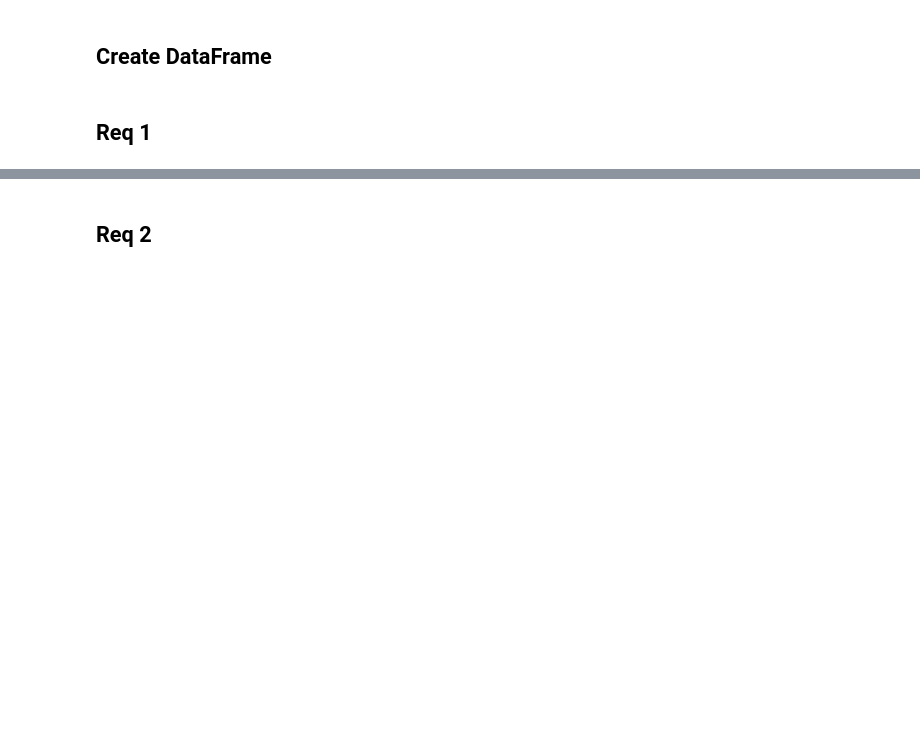
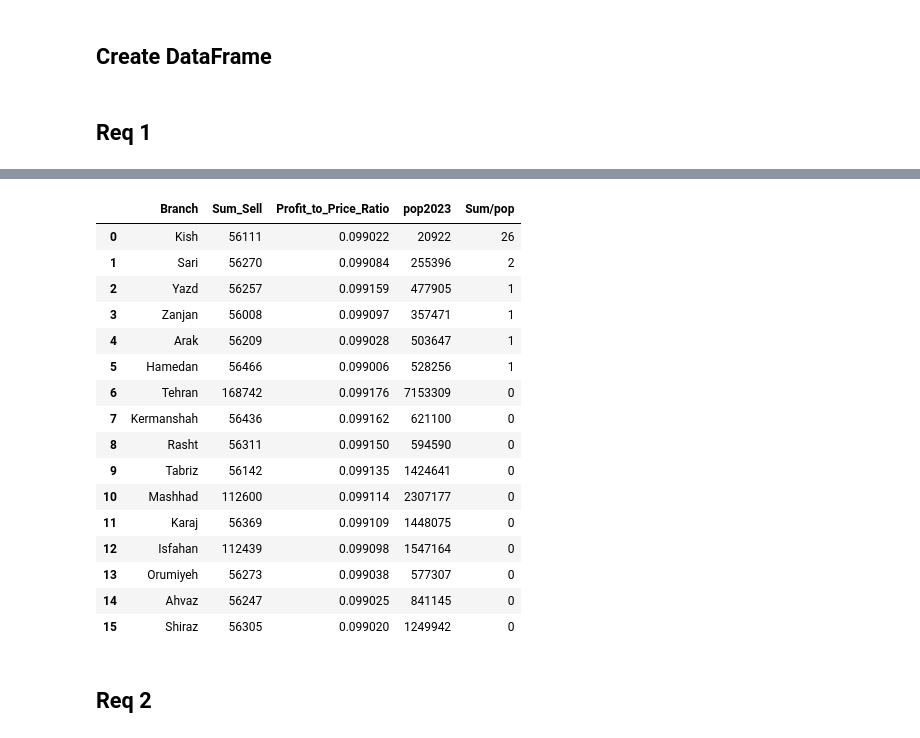
Before and after one commit to amiralira/G6_project2, a Jupyter notebook: Answers/requests.ipynb, the cells around one changed output, grey strips where cells are left out. Drawn from its saved outputs; the diff is of its cells as text; code cells hidden in the pictures; blank space fills up the shorter version.

```diff
--- a/Answers/requests.ipynb
+++ b/Answers/requests.ipynb
@@ -178,3 +83,58 @@ df_branchs
+# %%
+df_pupulation = pd.read_csv(file_dir3)
+df_pupulation.loc[15, "city"] = "Hamedan"
+
+df_temp = df.copy()
+df_temp["Total_Price"] = df_temp["Total_Price"] / df_temp["Dollar_Price"]
+df_temp["Profit"] = df_temp["Profit"] / df_temp["Dollar_Price"]
+
+sum_sell_by_city = df_temp.groupby("Branch")["Quantity"].sum()
+profit_to_price_ratio = df_temp.groupby("Branch").apply(
+    lambda x: x["Profit"].sum() / x["Total_Price"].sum()
+)
+city_metrics = pd.DataFrame(
+    {
+        "Sum_Sell": sum_sell_by_city,
+        "Profit_to_Price_Ratio": profit_to_price_ratio,
+    }
+)
+city_metrics.insert(0, "Branch", city_metrics.index)
+city_metrics.reset_index(drop=True, inplace=True)
+city_metrics = pd.merge(
+    city_metrics,
+    df_pupulation,
+    how="left",
+    left_on="Branch",
+    right_on="city",
+)
+city_metrics = city_metrics.drop(columns=["city", "country", "latitude", "longitude"])
+
+city_metrics["Sum/pop"] = (
+    (city_metrics["Sum_Sell"] / city_metrics["pop2023"]) * 10
+).astype(int)
+city_metrics = city_metrics.sort_values(
+    by=["Sum/pop", "Profit_to_Price_Ratio"], ascending=False
+)
+city_metrics = city_metrics.reset_index(drop=True)
+city_metrics
+# %% [output]
+|  | Branch | Sum_Sell | Profit_to_Price_Ratio | pop2023 | Sum/pop |
+| 0 | Kish | 56111 | 0.099022 | 20922 | 26 |
+| 1 | Sari | 56270 | 0.099084 | 255396 | 2 |
+| 2 | Yazd | 56257 | 0.099159 | 477905 | 1 |
+| 3 | Zanjan | 56008 | 0.099097 | 357471 | 1 |
+| 4 | Arak | 56209 | 0.099028 | 503647 | 1 |
+| 5 | Hamedan | 56466 | 0.099006 | 528256 | 1 |
+| 6 | Tehran | 168742 | 0.099176 | 7153309 | 0 |
+| 7 | Kermanshah | 56436 | 0.099162 | 621100 | 0 |
+| 8 | Rasht | 56311 | 0.099150 | 594590 | 0 |
+| 9 | Tabriz | 56142 | 0.099135 | 1424641 | 0 |
+| 10 | Mashhad | 112600 | 0.099114 | 2307177 | 0 |
+| 11 | Karaj | 56369 | 0.099109 | 1448075 | 0 |
+| 12 | Isfahan | 112439 | 0.099098 | 1547164 | 0 |
+| 13 | Orumiyeh | 56273 | 0.099038 | 577307 | 0 |
+| 14 | Ahvaz | 56247 | 0.099025 | 841145 | 0 |
+| 15 | Shiraz | 56305 | 0.099020 | 1249942 | 0 |
 # %% [markdown]
 ## Req 2
 # %%
```
Also changed, not shown: parts of 14 cells of this notebook.
